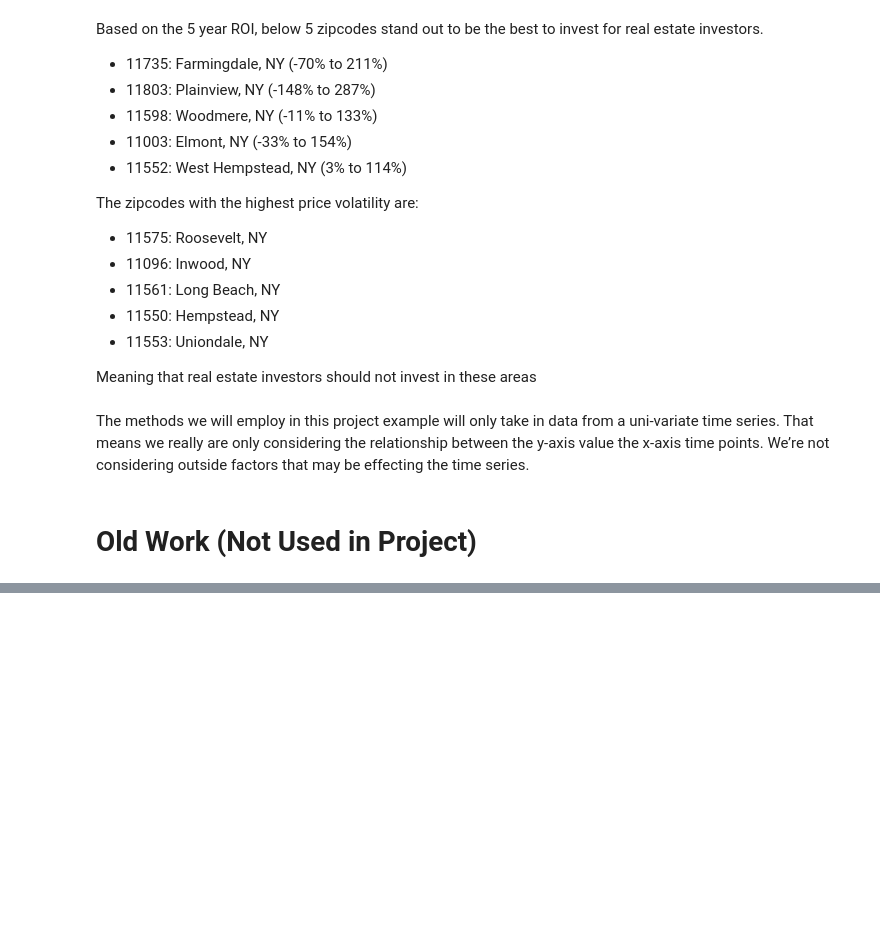
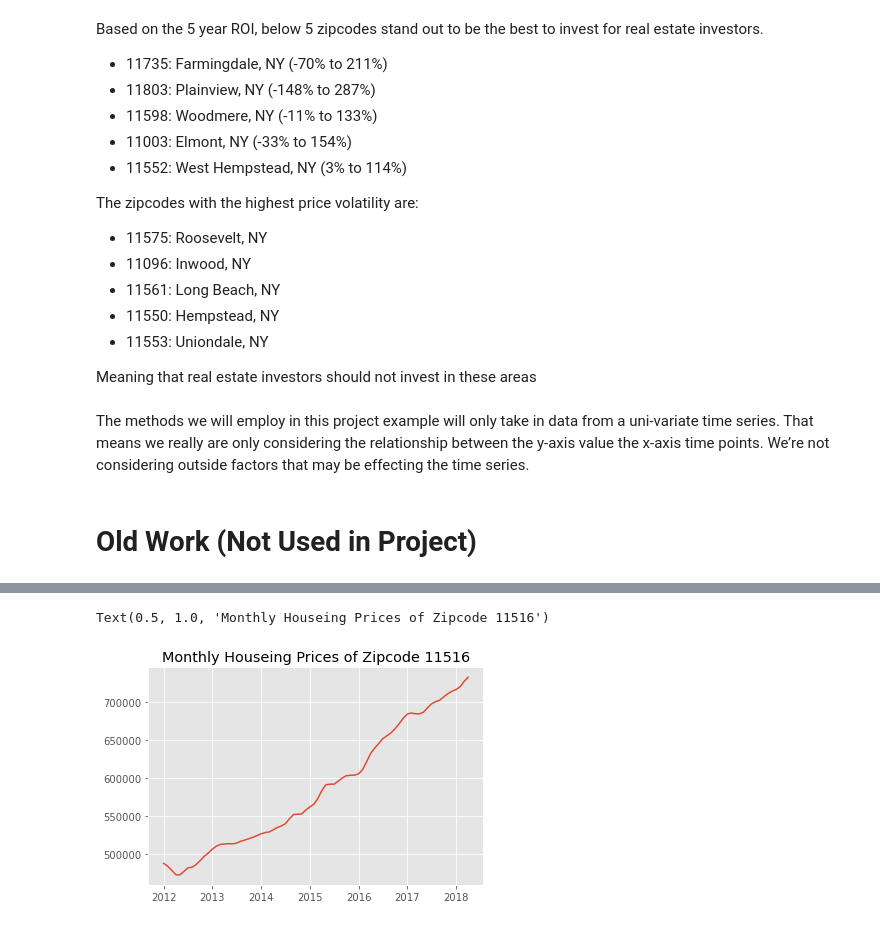
Before and after one commit to khwilliamkim/Zillow_Real_Estate_Time_Series_Analysis, a Jupyter notebook: Time_Series_Analysis_notebook.ipynb, the cells around one changed output, grey strips where cells are left out. Cells and saved outputs as stored; diff of their text form; code cells hidden in the pictures; blank space fills up the shorter version.

```diff
--- a/Time_Series_Analysis_notebook.ipynb
+++ b/Time_Series_Analysis_notebook.ipynb
@@ -1510,0 +1558,14 @@ plt.show()
+# %%
+lidf3 = lidf2['2012':]
+# %%
+# Dataframe containining historical prices of the 11516 Zip Code.
+z11516 = lidf3[lidf3['Zipcode'] == '11516']
+# %%
+z11516 = z11516.drop(['RegionID','Zipcode','City','State','Metro','CountyName','SizeRank','ROI','ROI2','CV'], axis = 'columns')
+# %%
+fig, ax = plt.subplots()
+ax.plot(z11516)
+ax.set_title('Monthly Houseing Prices of Zipcode 11516')
+# %% [output]
+Text(0.5, 1.0, 'Monthly Houseing Prices of Zipcode 11516')
+[figure, added]
```
Also changed, not shown: parts of 93 cells of this notebook.
